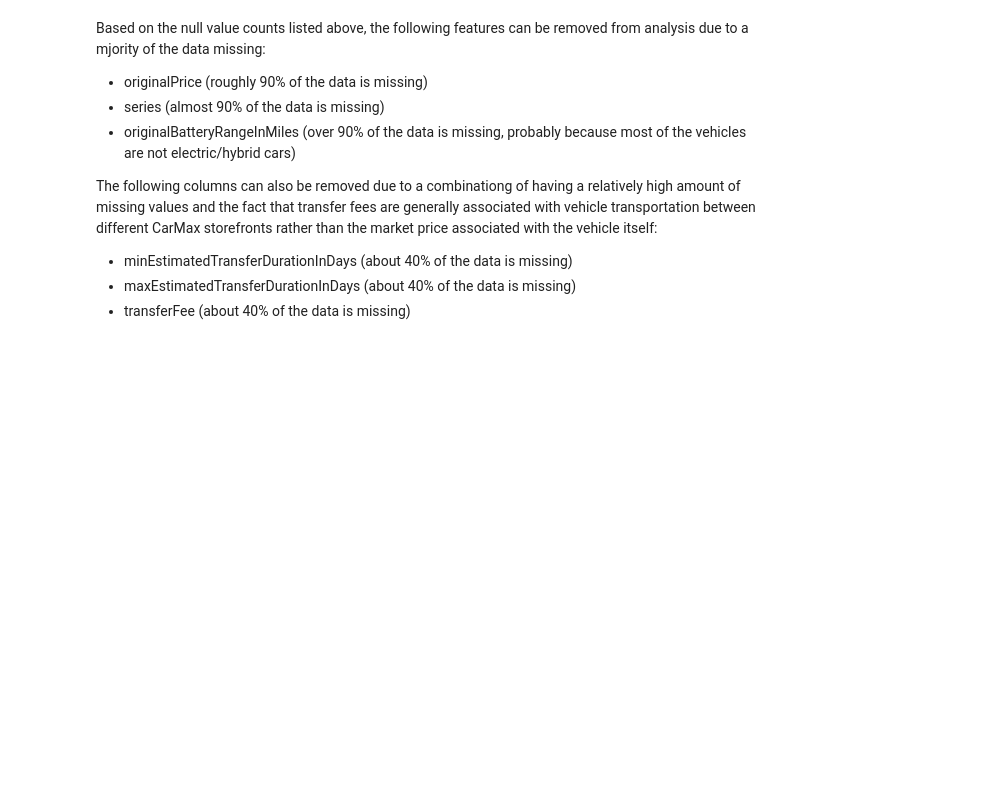
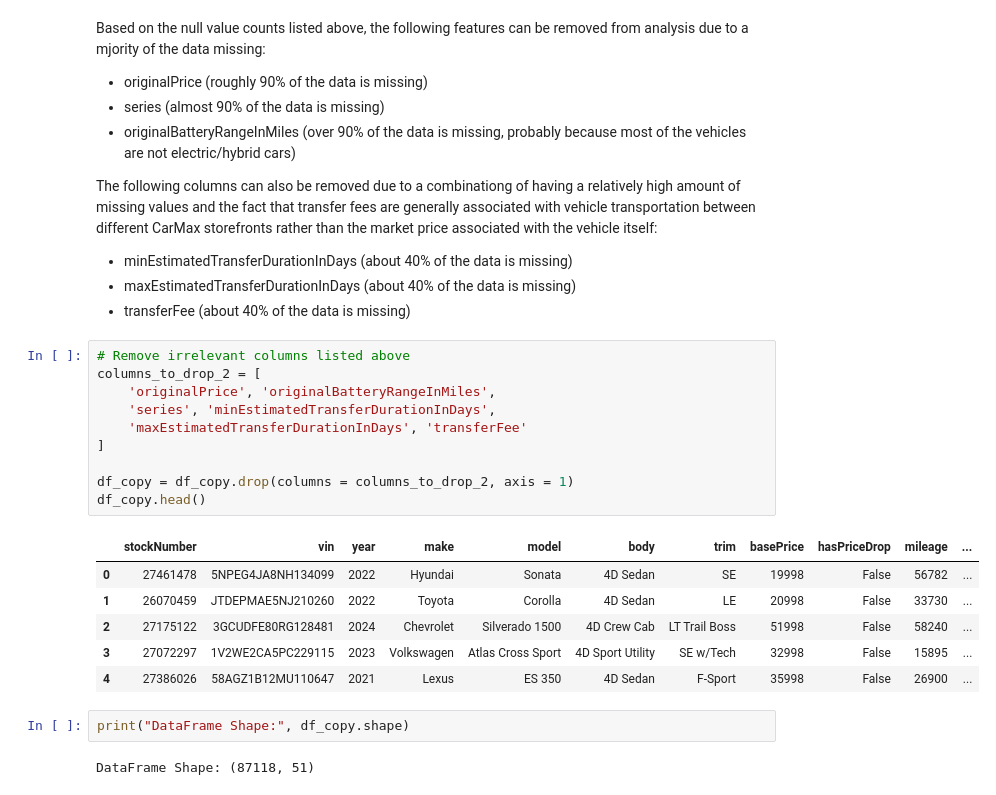
Before and after one commit to demyasa/Predictive-Analysis-of-Car-Trade-In-Values, a Jupyter notebook: EDA.ipynb, the cells around one changed output. Saved outputs shown, nothing was run; the diff lists cells and outputs as text; blank space fills up the shorter version.

```diff
--- a/EDA.ipynb
+++ b/EDA.ipynb
@@ -182,3 +182,24 @@ The following columns can also be removed due to a combinationg of having a rela
 - minEstimatedTransferDurationInDays (about 40% of the data is missing)
 - maxEstimatedTransferDurationInDays (about 40% of the data is missing)
 - transferFee (about 40% of the data is missing)
+# %%
+# Remove irrelevant columns listed above
+columns_to_drop_2 = [
+    'originalPrice', 'originalBatteryRangeInMiles',
+    'series', 'minEstimatedTransferDurationInDays',
+    'maxEstimatedTransferDurationInDays', 'transferFee'
+]
+
+df_copy = df_copy.drop(columns = columns_to_drop_2, axis = 1)
+df_copy.head()
+# %% [output]
+|  | stockNumber | vin | year | make | model | body | trim | basePrice | hasPriceDrop | mileage | ... |
+| 0 | 27461478 | 5NPEG4JA8NH134099 | 2022 | Hyundai | Sonata | 4D Sedan | SE | 19998 | False | 56782 | ... |
+| 1 | 26070459 | JTDEPMAE5NJ210260 | 2022 | Toyota | Corolla | 4D Sedan | LE | 20998 | False | 33730 | ... |
+| 2 | 27175122 | 3GCUDFE80RG128481 | 2024 | Chevrolet | Silverado 1500 | 4D Crew Cab | LT Trail Boss | 51998 | False | 58240 | ... |
+| 3 | 27072297 | 1V2WE2CA5PC229115 | 2023 | Volkswagen | Atlas Cross Sport | 4D Sport Utility | SE w/Tech | 32998 | False | 15895 | ... |
+| 4 | 27386026 | 58AGZ1B12MU110647 | 2021 | Lexus | ES 350 | 4D Sedan | F-Sport | 35998 | False | 26900 | ... |
+# %%
+print("DataFrame Shape:", df_copy.shape)
+# %% [output]
+DataFrame Shape: (87118, 51)
```
